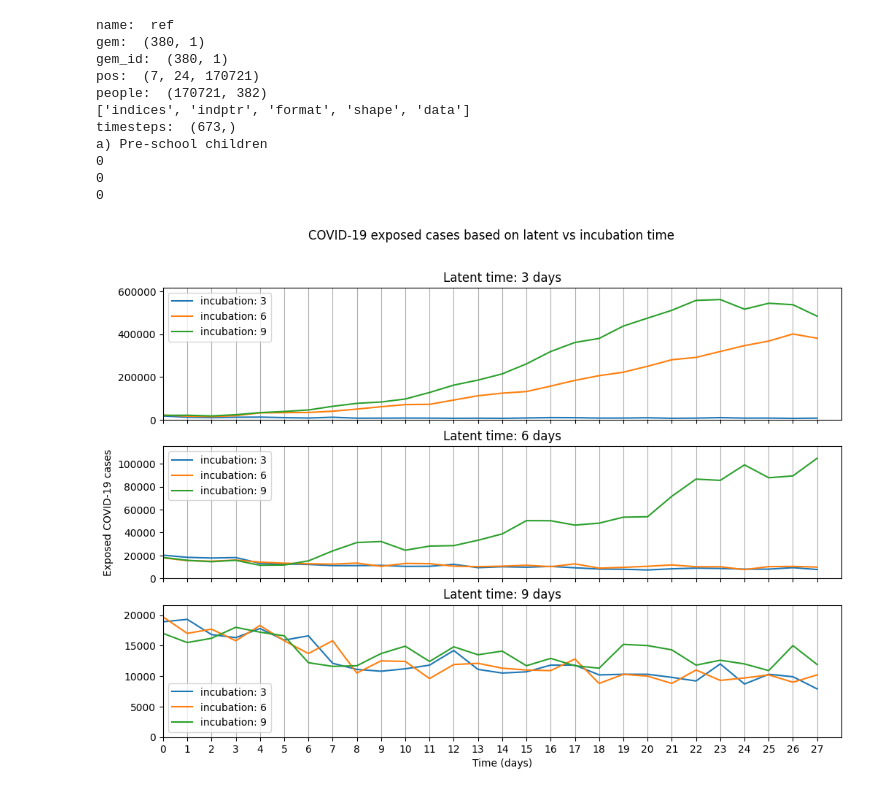
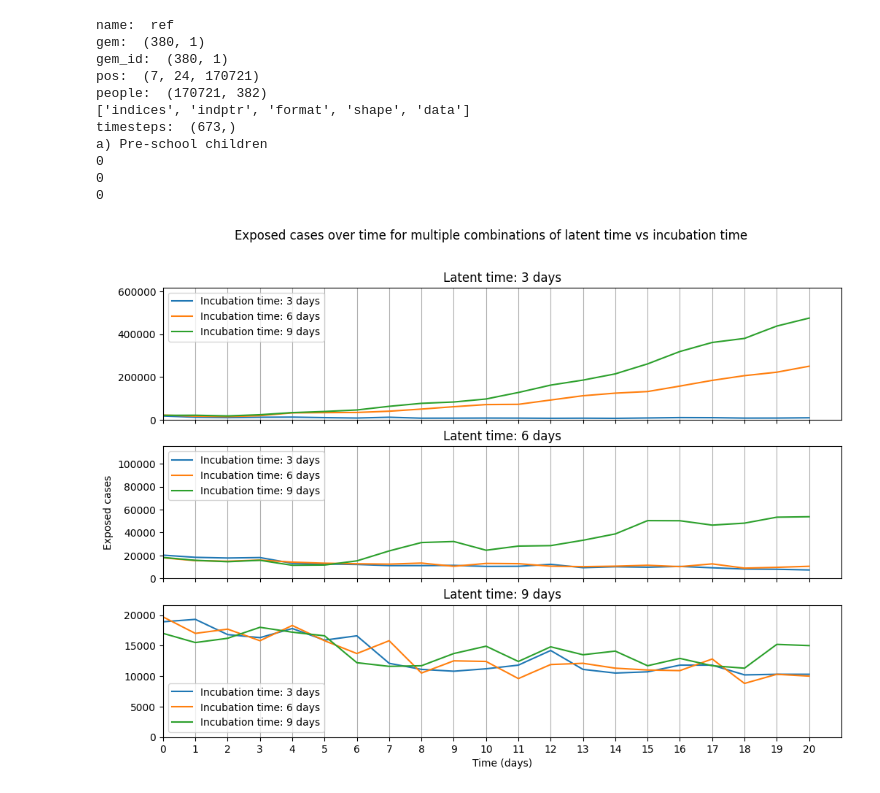
Before and after one commit to larsdekwant/covid-gravity-model, a Jupyter notebook: heatmap.ipynb, the cells around one changed output. Drawn from its saved outputs; the diff is of its cells as text; code cells hidden in the pictures.

Commit message:
update graphs for parameters

```diff
--- a/heatmap.ipynb
+++ b/heatmap.ipynb
@@ -181,7 +181,7 @@ for data in data_points:
         p_hos = [p_hos_map[data.people['Group'][agent]] for agent in new_infected]
         p_hos_people = np.repeat(p_hos, people_per_agent)
         mask_hos = np.random.rand(count_infected_ppl) < p_hos_people
-        time_lag = 24 * np.random.weibull(5, size=count_infected_ppl) * mean
+        time_lag = 24 * np.random.weibull(shape, size=count_infected_ppl) * mean
         hos_time = time_lag[mask_hos].astype(int)
 
         # Store the hospitalisation on correct timestep
@@ -219,35 +219,36 @@ import matplotlib.pyplot as plt
 latent_plot_data = [[data for data in agg_data_points if data.latent==latent] for latent in latent_vals]
 
 fig, axs = plt.subplots(3, sharex=True, figsize=(12, 8))
 
-fig.suptitle('COVID-19 exposed cases based on latent vs incubation time')
-axs[1].set_ylabel('Exposed COVID-19 cases')
+fig.suptitle('Exposed cases over time for multiple combinations of latent time vs incubation time')
+axs[1].set_ylabel('Exposed cases')
 
 # Setup x-axis range and labels
-x_max = timesteps
+x_max = 21 * 24
 plt.xlim(0, x_max)
 axs[-1].set_xticks(range(0, x_max, 24), labels=range(0, int(x_max/24)))
 axs[-1].set_xlabel('Time (days)')
 
 # Plot all the graphs
 time_range_daily = np.arange(0, x_max, 24)
 for i, plot_data in enumerate(latent_plot_data):
     lines = []
 
     # Set correct y-range for each graph
     y1_max = np.max([point for data in plot_data for point in data.new_exposed])
     axs[i].set_ylim([0, y1_max * 1.1])
     axs[i].grid(axis='x')
     axs[i].set_title('Latent time: ' + str(plot_data[0].latent) + ' days')
 
     # Plot the actual values
     for latent_data in plot_data:
-        ln1 = axs[i].plot(time_range_daily, latent_data.new_exposed, label='incubation: ' + str(latent_data.incub))
+        ln1 = axs[i].plot(time_range_daily, latent_data.new_exposed[:21], label='Incubation time: ' + str(latent_data.incub) + ' days')
         lines = lines + ln1
 
     # Print specific date labels on x-axis
     axs[i].legend(lines, [l.get_label() for l in lines])
 
+axs[1].legend(loc='upper left') # for some reason the second graph had legend in top-right
 plt.show()
 # %% [output]
-[figure, old version]
+[figure, new version]
```
Also changed, not shown: 1 other file.
